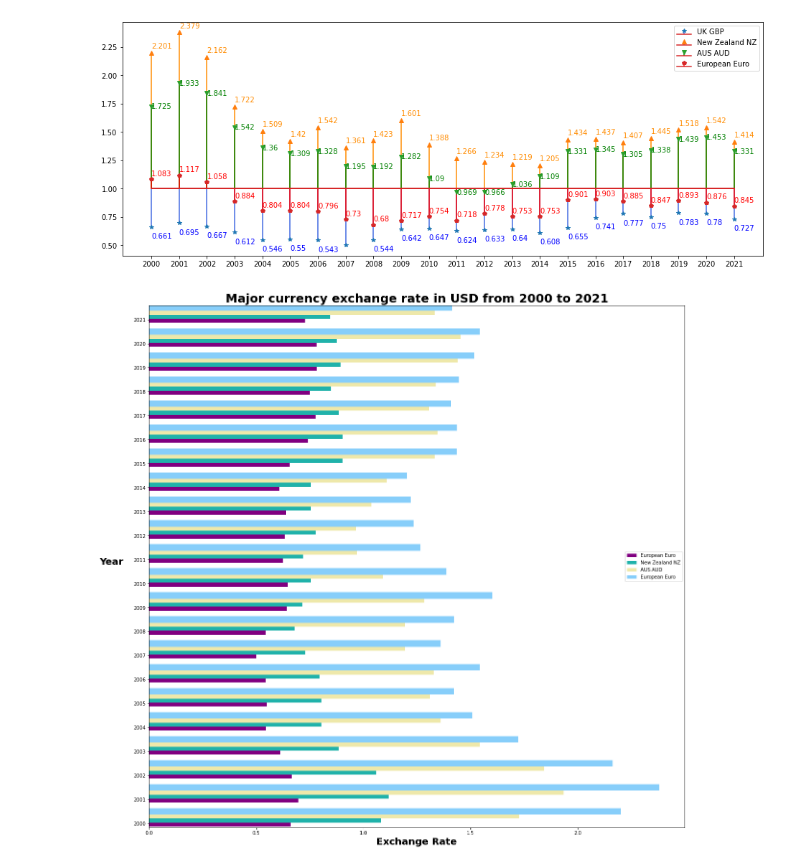
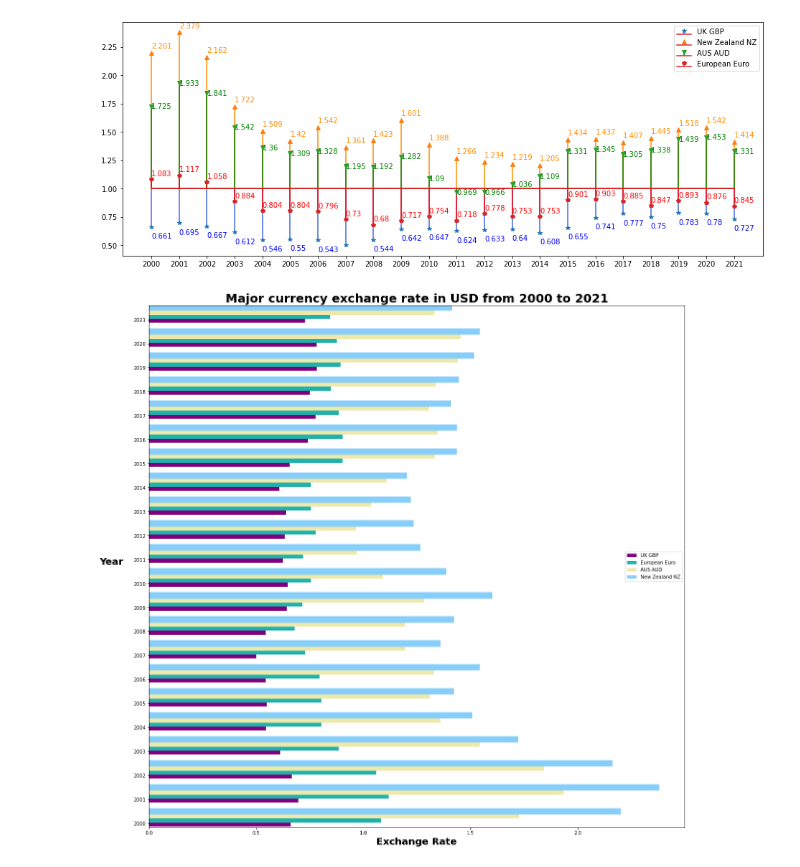
Before and after one commit to WILLYWZ/2415-final-project, a Jupyter notebook: Final_code.ipynb, the cells around one changed output. Drawn from its saved outputs; the diff is of its cells as text; code cells hidden in the pictures.

```diff
--- a/Final_code.ipynb
+++ b/Final_code.ipynb
@@ -101,29 +101,29 @@ plt.show()
 # %%
 df = pd.DataFrame(dict(graph=x,
                            p=y, p1 =y1, p2 =y2, p3=y3))
 pad = 1
 bar = 0.5
 barRange = np.arange(len(x))*(4*bar+pad)
 
 fig = plt.figure(figsize=(20,20))
-plt.barh(barRange, df.p,  color='purple', label= "European Euro")
-plt.barh(barRange+bar, df.p1, color='lightseagreen', label= "New Zealand NZ")
+plt.barh(barRange, df.p,  color='purple', label= "UK GBP")
+plt.barh(barRange+bar, df.p1, color='lightseagreen', label= "European Euro")
 plt.barh(barRange+2*bar, df.p2, color='palegoldenrod', label= "AUS AUD")
-plt.barh(barRange+3*bar, df.p3, color='lightskyblue', label= "European Euro")
+plt.barh(barRange+3*bar, df.p3, color='lightskyblue', label= "New Zealand NZ")
 
 ax = fig.add_subplot()
 
 
 plt.ylabel('Year', rotation = 0, fontweight="bold", size = 20)
 ax.yaxis.set_label_coords(-0.07,0.50)
 
 plt.title('Major currency exchange rate in USD from 2000 to 2021', fontweight="bold", size = 25)
 plt.xlabel('Exchange Rate', fontweight="bold", size = 20)
 plt.yticks(barRange, x)
 plt.legend(loc= 'right')
 
 
 plt.ylim(-0.5, 64.8)
 plt.show()
 # %% [output]
-[figure, old version]
+[figure, new version]
```
